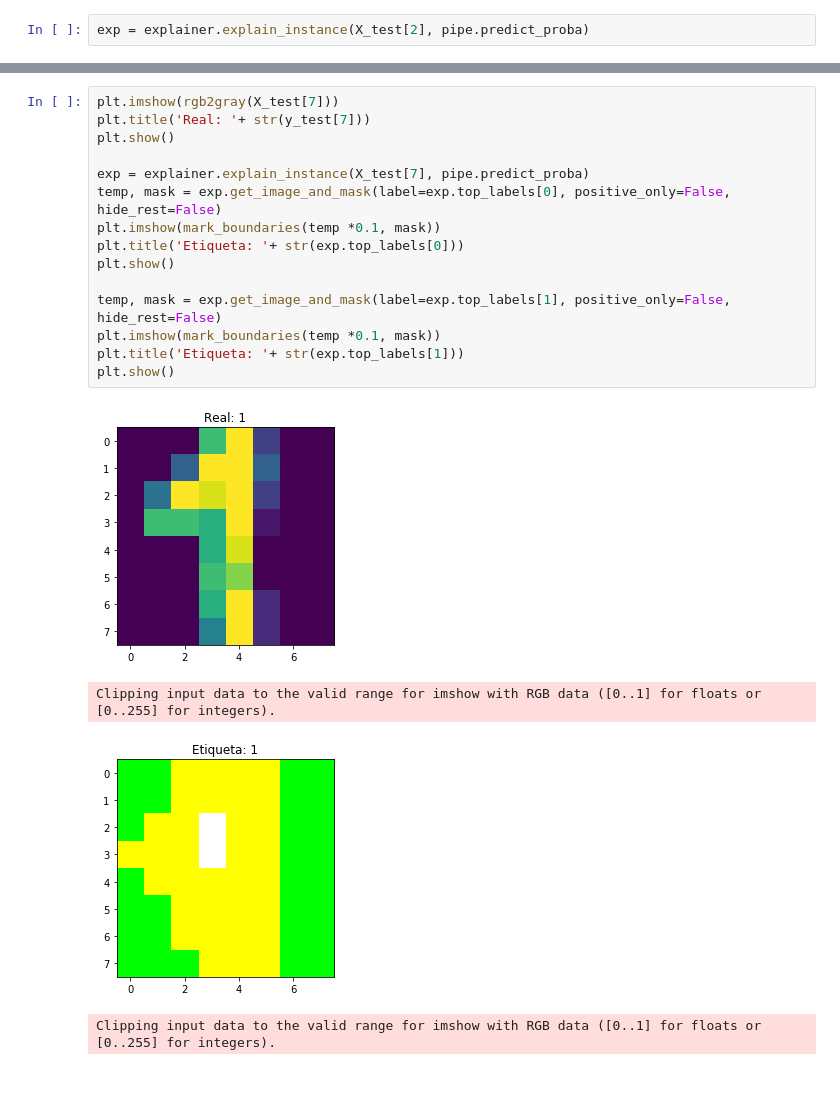
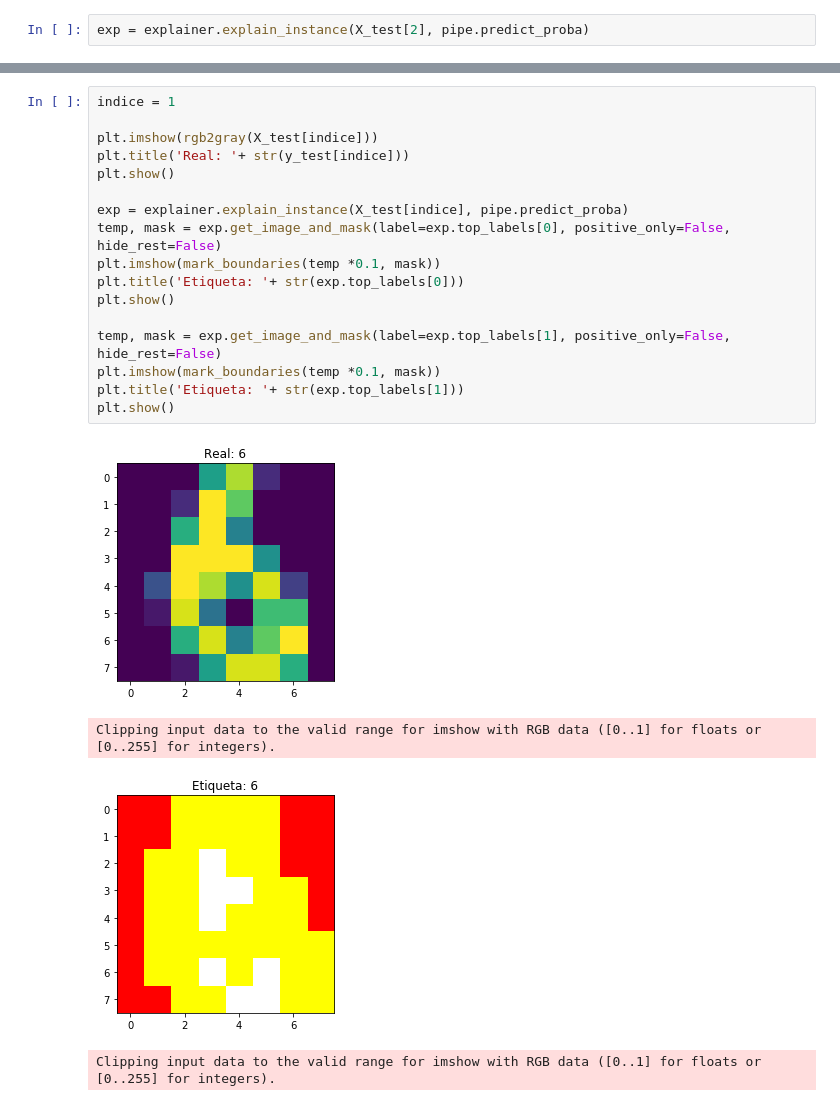
Before and after one commit to eardil/lime-tutorial, a Jupyter notebook: LIME_Image.ipynb, the cells around one changed output, grey strips where cells are left out. Cells and saved outputs as stored; diff of their text form.

```diff
--- a/LIME_Image.ipynb
+++ b/LIME_Image.ipynb
@@ -132,20 +138,22 @@ plt.imshow(mark_boundaries(temp / temp.max(), mask))
 # %%
-plt.imshow(rgb2gray(X_test[7]))
-plt.title('Real: '+ str(y_test[7]))
+indice = 1
+
+plt.imshow(rgb2gray(X_test[indice]))
+plt.title('Real: '+ str(y_test[indice]))
 plt.show()
 
-exp = explainer.explain_instance(X_test[7], pipe.predict_proba)
+exp = explainer.explain_instance(X_test[indice], pipe.predict_proba)
 temp, mask = exp.get_image_and_mask(label=exp.top_labels[0], positive_only=False, hide_rest=False)
 plt.imshow(mark_boundaries(temp *0.1, mask))
 plt.title('Etiqueta: '+ str(exp.top_labels[0]))
 plt.show()
 
 temp, mask = exp.get_image_and_mask(label=exp.top_labels[1], positive_only=False, hide_rest=False)
 plt.imshow(mark_boundaries(temp *0.1, mask))
 plt.title('Etiqueta: '+ str(exp.top_labels[1]))
 plt.show()
 # %% [output]
-[figure, old version]
+[figure, new version]
 Clipping input data to the valid range for imshow with RGB data ([0..1] for floats or [0..255] for integers).
-[figure, old version]
+[figure, new version]
 Clipping input data to the valid range for imshow with RGB data ([0..1] for floats or [0..255] for integers).
```
Also changed, not shown: parts of 9 cells of this notebook.
